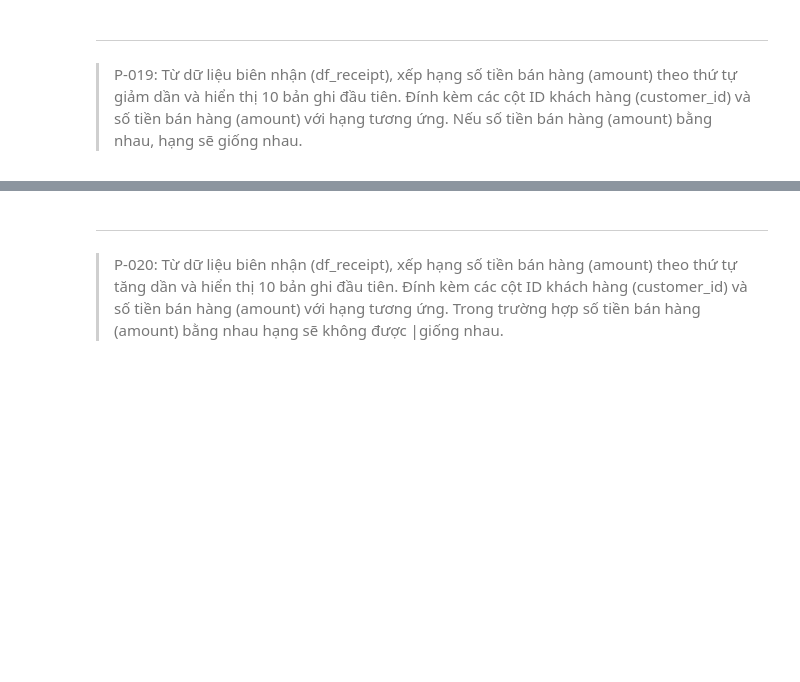
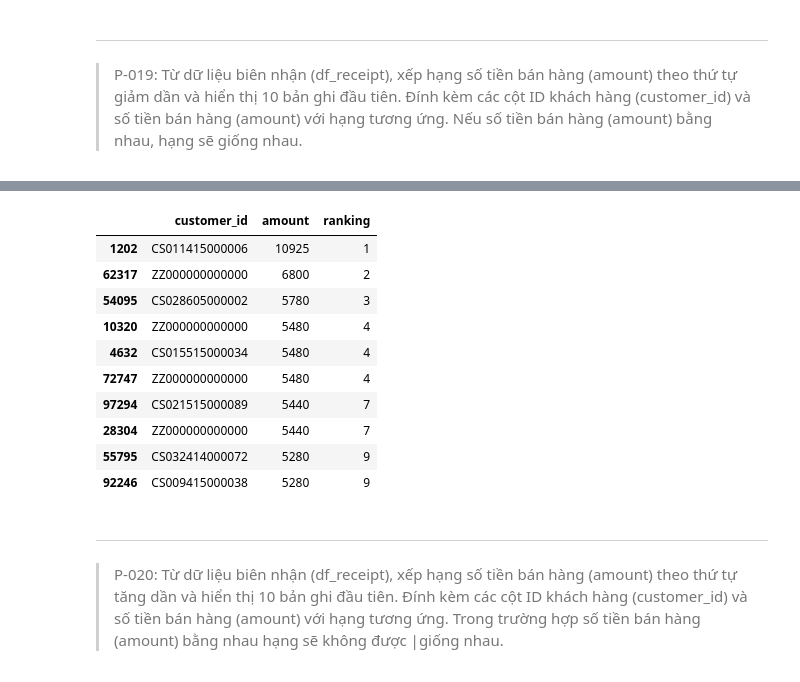
Before and after one commit to truong51972/fsb-learn-python, a Jupyter notebook: day-3/bai_tap_pandas_vn_exes.ipynb, the cells around one changed output, grey strips where cells are left out. Saved outputs shown, nothing was run; the diff lists cells and outputs as text; code cells hidden in the pictures; blank space fills up the shorter version.

```diff
--- a/day-3/bai_tap_pandas_vn_exes.ipynb
+++ b/day-3/bai_tap_pandas_vn_exes.ipynb
@@ -353,3 +357,24 @@ Từ dữ liệu biên nhận (df_receipt), xếp hạng số tiền bán hàng
+# %%
+sorted_by_amount = df_receipt.sort_values(by="amount", ascending=False)
+
+# add int rank
+sorted_by_amount["ranking"] = sorted_by_amount["amount"].rank(
+    method="min", ascending=False, numeric_only=True
+).astype(int)
+
+sorted_by_amount[["customer_id", "amount", "ranking"]].head(10)
+# %% [output]
+|  | customer_id | amount | ranking |
+| 1202 | CS011415000006 | 10925 | 1 |
+| 62317 | ZZ000000000000 | 6800 | 2 |
+| 54095 | CS028605000002 | 5780 | 3 |
+| 10320 | ZZ000000000000 | 5480 | 4 |
+| 4632 | CS015515000034 | 5480 | 4 |
+| 72747 | ZZ000000000000 | 5480 | 4 |
+| 97294 | CS021515000089 | 5440 | 7 |
+| 28304 | ZZ000000000000 | 5440 | 7 |
+| 55795 | CS032414000072 | 5280 | 9 |
+| 92246 | CS009415000038 | 5280 | 9 |
 # %% [markdown]
 ---
 > P-020:
```
Also changed, not shown: parts of 14 cells of this notebook, 9 other files.
